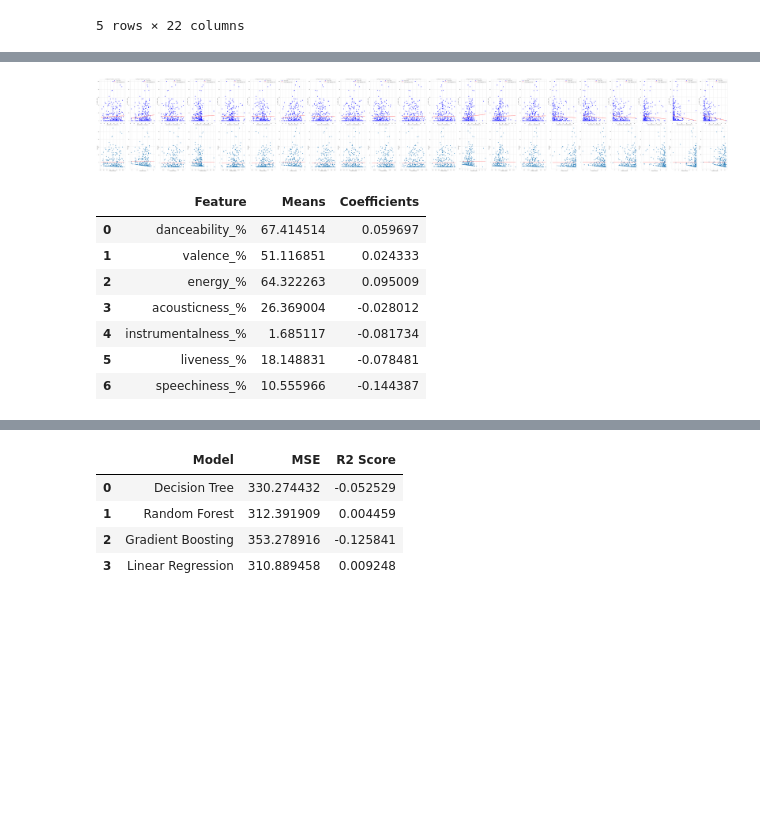
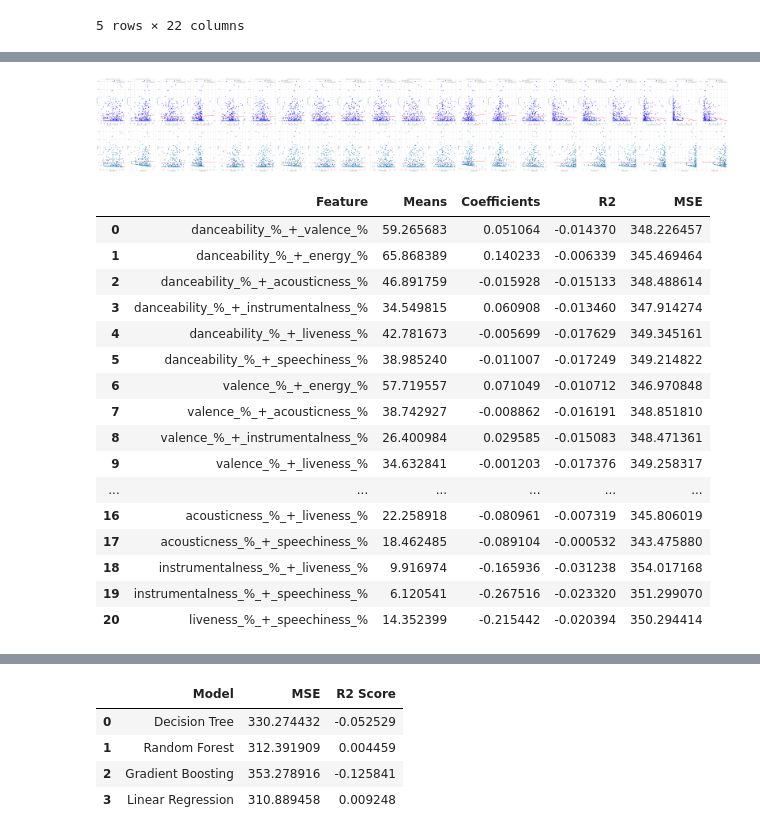
Before and after one commit to Starmam1717/Spotify, a Jupyter notebook: Spotify_notebook.ipynb, the cells around one changed output, grey strips where cells are left out. Saved outputs shown, nothing was run; the diff lists cells and outputs as text; code cells hidden in the pictures; blank space fills up the shorter version.

```diff
--- a/Spotify_notebook.ipynb
+++ b/Spotify_notebook.ipynb
@@ -279,6 +280,8 @@ X_train, X_test, y_train, y_test = train_test_split(X, y, test_size=0.3, random_
 # %%
 mse_list = []
 r2_list = []
+r2_adjusted = []
+means = []
 
 #Looping Through Key BPm and Mode seperatily
 for feature in features:
@@ -299,16 +302,23 @@ for feature in features:
 
     mse_feature = mean_squared_error(y_test_feature, y_pred_feature)
     r2_feature = r2_score(y_test_feature, y_pred_feature)
+    adjusted_r2 = 1 - (1 - r2_feature)*(len(y) -1)/(len(y) - X_feature.shape[1] -1 -1)
+
+    mean = np.mean(X_feature)
+    means.append(mean)
 
     # Append results to lists
     mse_list.append(mse_feature)
     r2_list.append(r2_feature)
+    r2_adjusted.append(adjusted_r2)
 
 
 results_linear_regresion_for_key_bpm_mode_seperatly = pd.DataFrame({
     'Feature': features,
     'MSE': mse_list,
-    'R2 Score': r2_list
+    'R2 Score': r2_list,
+    'Adjusted R2 Score': r2_adjusted,
+    'Means': means
 })
 results_linear_regresion_for_key_bpm_mode_seperatly
 # %% [output]
@@ -675,0 +901,8 @@ features_eng
+# %%
+#Checking Distrubtuions of the features
+
+sns.set_style('whitegrid')
+
+interactions_data.select_dtypes(include=['float64', 'int64']).hist(bins=30, figsize=(20,20), color='darkblue', edgecolor='black')
+plt.tight_layout()
+plt.show()
@@ -684,8 +919,13 @@ features_eng
 means = []
 coef = []
 mse = []
+r2 = []
 
+#To test features success in range of percentages
+pred_results_eng = []
 
+percentage_importances = [(0,20),(20,40),(40,60),(60,80),(80,100)]
+average_percentage = [(low + high)/2 for low, high in percentage_importances]
 
 
 fig, axes = plt.subplots(2, 21, figsize=(100, 15 ))
@@ -705,6 +945,23 @@ for i, column in enumerate(features_eng):
 
     # Predict the target variable for the testing data
     y_pred_feature = model_feature.predict(X_test_feature)
+
+    mse_val = mean_squared_error(y_test_feature, y_pred_feature)
+    re_val = r2_score(y_test_feature, y_pred_feature)
+
+    mse.append(mse_val)
+    r2.append(re_val)
+
+    for j, percentage in enumerate(average_percentage):
+        average_percentage_df = pd.DataFrame({column: [percentage]})
+        prediction = model_feature.predict(average_percentage_df)
+        pred_results_eng.append({
+        'Feature': column,
+        'Percentage Range': f"{percentage_importances[j][0]}-{percentage_importances[j][1]}",
+        'Predicted Success': prediction[0]
+    })
+
+
 
     # Linear regresion and data plots
     axes[0,i].scatter(X_test_feature, y_test_feature, color='blue', label='Actual data')
@@ -727,40 +984,51 @@ for i, column in enumerate(features_eng):
 
     #Mean of Each Feature
     mean = np.mean(X_feature)
     means.append(mean)
     #MSe
 
 
 
 
 
 
 
 
 
 
 
 # Adjust subplot layout
 plt.tight_layout()
 plt.show()
 
 
 results_mean_coef_feature_eng = pd.DataFrame({
 
     'Feature': features_eng,
     'Means': means,
-    'Coefficients': coef
+    'Coefficients': coef,
+    'R2': r2,
+    'MSE': mse
 })
 
 
-results_mean_coef
+results_mean_coef_feature_eng
 # %% [output]
 [figure]
-|  | Feature | Means | Coefficients |
-| 0 | danceability_% | 67.414514 | 0.059697 |
-| 1 | valence_% | 51.116851 | 0.024333 |
-| 2 | energy_% | 64.322263 | 0.095009 |
-| 3 | acousticness_% | 26.369004 | -0.028012 |
-| 4 | instrumentalness_% | 1.685117 | -0.081734 |
-| 5 | liveness_% | 18.148831 | -0.078481 |
-| 6 | speechiness_% | 10.555966 | -0.144387 |
+|  | Feature | Means | Coefficients | R2 | MSE |
+| 0 | danceability_%_+_valence_% | 59.265683 | 0.051064 | -0.014370 | 348.226457 |
+| 1 | danceability_%_+_energy_% | 65.868389 | 0.140233 | -0.006339 | 345.469464 |
+| 2 | danceability_%_+_acousticness_% | 46.891759 | -0.015928 | -0.015133 | 348.488614 |
+| 3 | danceability_%_+_instrumentalness_% | 34.549815 | 0.060908 | -0.013460 | 347.914274 |
+| 4 | danceability_%_+_liveness_% | 42.781673 | -0.005699 | -0.017629 | 349.345161 |
+| 5 | danceability_%_+_speechiness_% | 38.985240 | -0.011007 | -0.017249 | 349.214822 |
+| 6 | valence_%_+_energy_% | 57.719557 | 0.071049 | -0.010712 | 346.970848 |
+| 7 | valence_%_+_acousticness_% | 38.742927 | -0.008862 | -0.016191 | 348.851810 |
+| 8 | valence_%_+_instrumentalness_% | 26.400984 | 0.029585 | -0.015083 | 348.471361 |
+| 9 | valence_%_+_liveness_% | 34.632841 | -0.001203 | -0.017376 | 349.258317 |
+| ... | ... | ... | ... | ... | ... |
+| 16 | acousticness_%_+_liveness_% | 22.258918 | -0.080961 | -0.007319 | 345.806019 |
+| 17 | acousticness_%_+_speechiness_% | 18.462485 | -0.089104 | -0.000532 | 343.475880 |
+| 18 | instrumentalness_%_+_liveness_% | 9.916974 | -0.165936 | -0.031238 | 354.017168 |
+| 19 | instrumentalness_%_+_speechiness_% | 6.120541 | -0.267516 | -0.023320 | 351.299070 |
+| 20 | liveness_%_+_speechiness_% | 14.352399 | -0.215442 | -0.020394 | 350.294414 |
```
Also changed, not shown: parts of 16 cells of this notebook.
